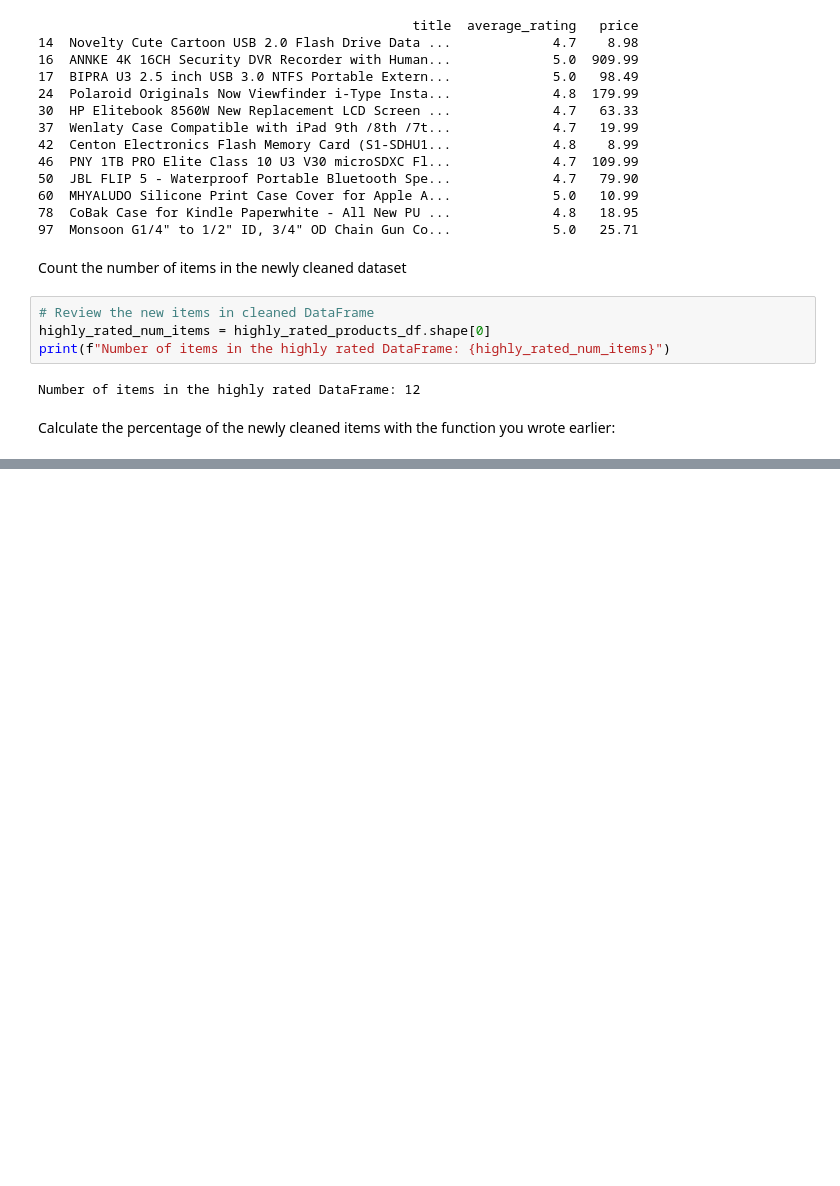
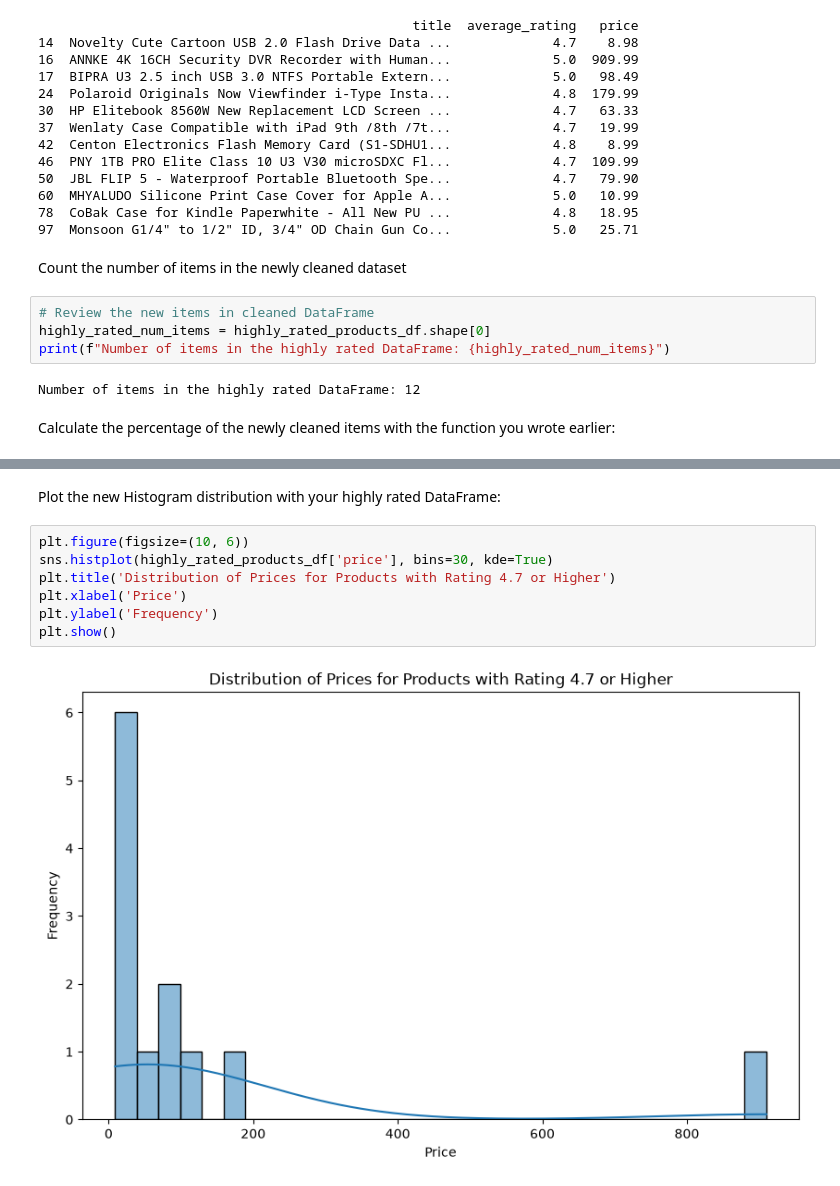
Before and after one commit to jjacque1/Python-generator-based-line-reader, a Jupyter notebook: amazon_reviews_analysis.ipynb, the cells around one changed output, grey strips where cells are left out. Drawn from its saved outputs; the diff is of its cells as text; blank space fills up the shorter version.

```diff
--- a/amazon_reviews_analysis.ipynb
+++ b/amazon_reviews_analysis.ipynb
@@ -862,0 +865,11 @@ except ValueError as e:
+# %% [markdown]
+Plot the new Histogram distribution with your highly rated DataFrame:
+# %%
+plt.figure(figsize=(10, 6))
+sns.histplot(highly_rated_products_df['price'], bins=30, kde=True)
+plt.title('Distribution of Prices for Products with Rating 4.7 or Higher')
+plt.xlabel('Price')
+plt.ylabel('Frequency')
+plt.show()
+# %% [output]
+[figure, added]
```
Also changed, not shown: parts of 17 cells of this notebook.
